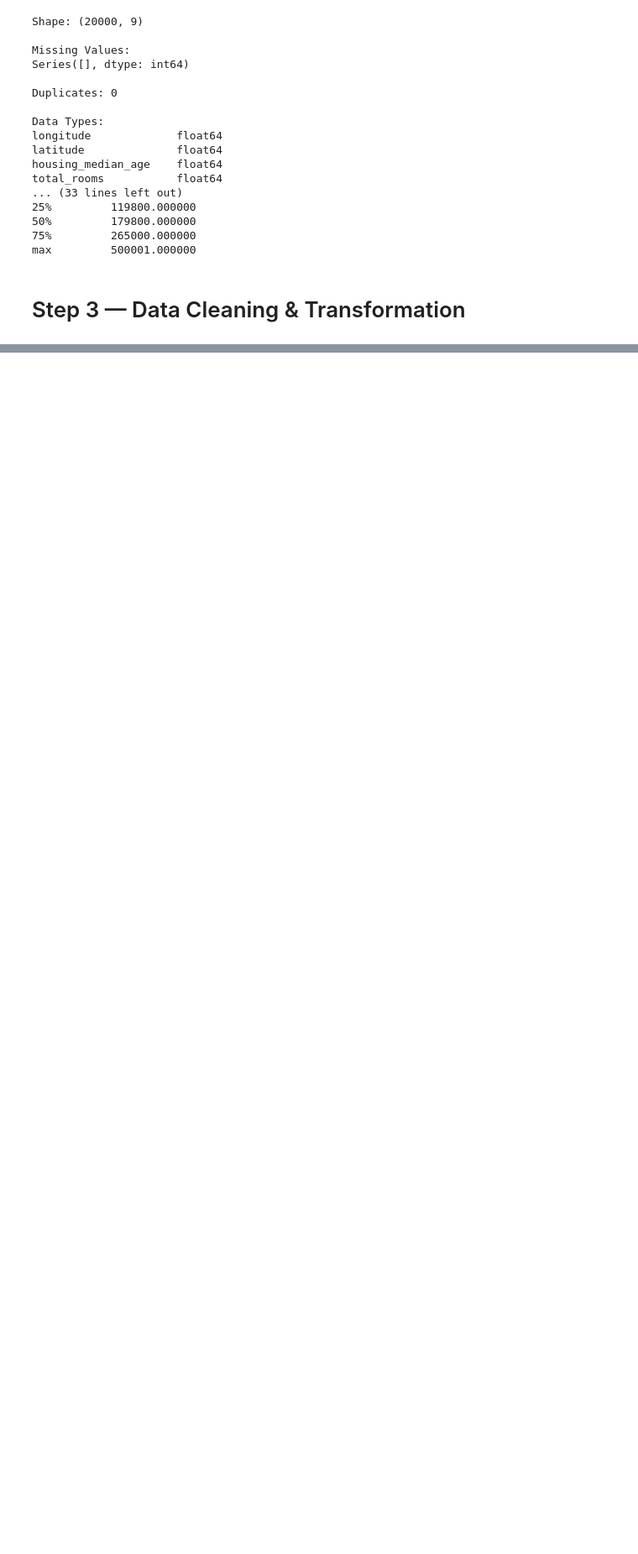
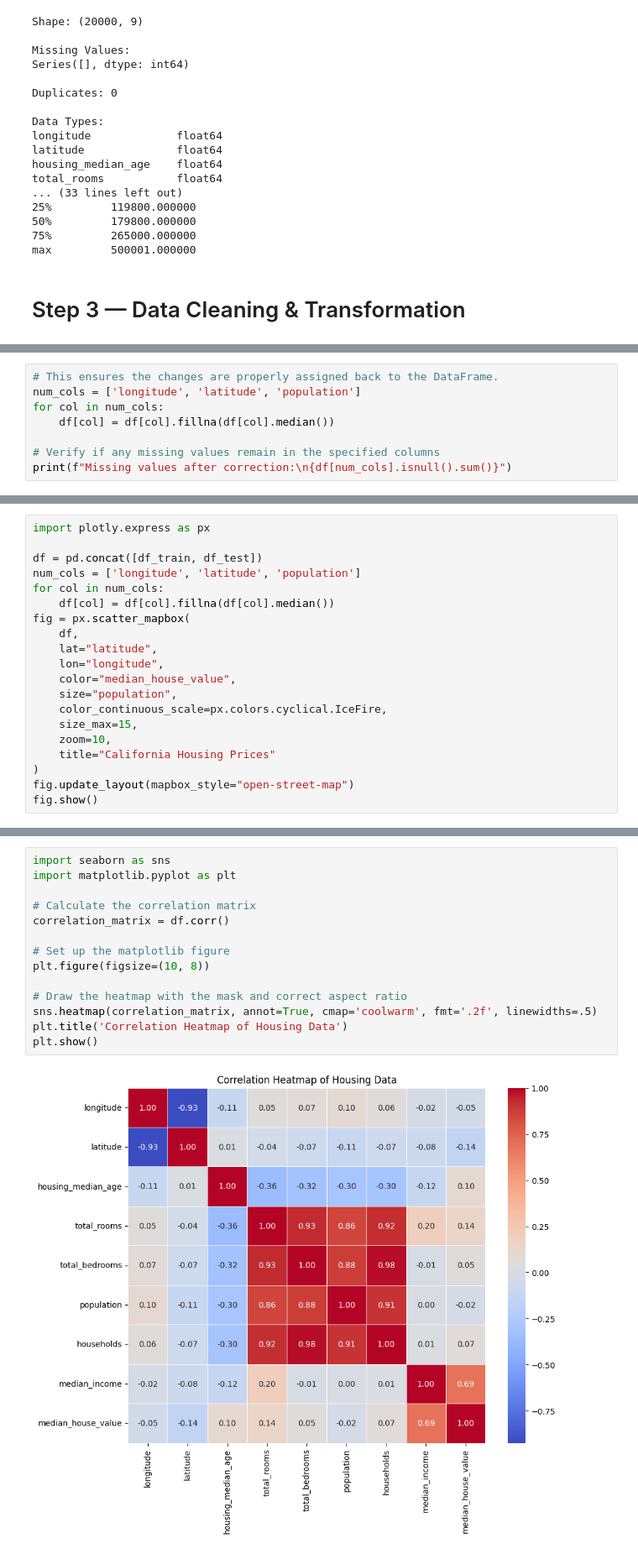
Before and after one commit to Virvivek007/House_price_Data_Analytics, a Jupyter notebook: House_Price_prediction.ipynb, the cells around one changed output, grey strips where cells are left out. Shown at 84% size. Drawn from its saved outputs; the diff is of its cells as text; blank space fills up the shorter version.

```diff
--- a/House_Price_prediction.ipynb
+++ b/House_Price_prediction.ipynb
@@ -145,0 +134,8 @@ For example, when doing 'df[col].method(value, inplace=True)', try using 'df.met
+# %%
+# This ensures the changes are properly assigned back to the DataFrame.
+num_cols = ['longitude', 'latitude', 'population']
+for col in num_cols:
+    df[col] = df[col].fillna(df[col].median())
+
+# Verify if any missing values remain in the specified columns
+print(f"Missing values after correction:\n{df[num_cols].isnull().sum()}")
@@ -145,0 +150,20 @@ For example, when doing 'df[col].method(value, inplace=True)', try using 'df.met
+# %%
+import plotly.express as px
+
+df = pd.concat([df_train, df_test])
+num_cols = ['longitude', 'latitude', 'population']
+for col in num_cols:
+    df[col] = df[col].fillna(df[col].median())
+fig = px.scatter_mapbox(
+    df,
+    lat="latitude",
+    lon="longitude",
+    color="median_house_value",
+    size="population",
+    color_continuous_scale=px.colors.cyclical.IceFire,
+    size_max=15,
+    zoom=10,
+    title="California Housing Prices"
+)
+fig.update_layout(mapbox_style="open-street-map")
+fig.show()
@@ -145,0 +214,16 @@ For example, when doing 'df[col].method(value, inplace=True)', try using 'df.met
+# %%
+import seaborn as sns
+import matplotlib.pyplot as plt
+
+# Calculate the correlation matrix
+correlation_matrix = df.corr()
+
+# Set up the matplotlib figure
+plt.figure(figsize=(10, 8))
+
+# Draw the heatmap with the mask and correct aspect ratio
+sns.heatmap(correlation_matrix, annot=True, cmap='coolwarm', fmt='.2f', linewidths=.5)
+plt.title('Correlation Heatmap of Housing Data')
+plt.show()
+# %% [output]
+[figure, added]
```
Also changed, not shown: parts of 20 cells of this notebook.
